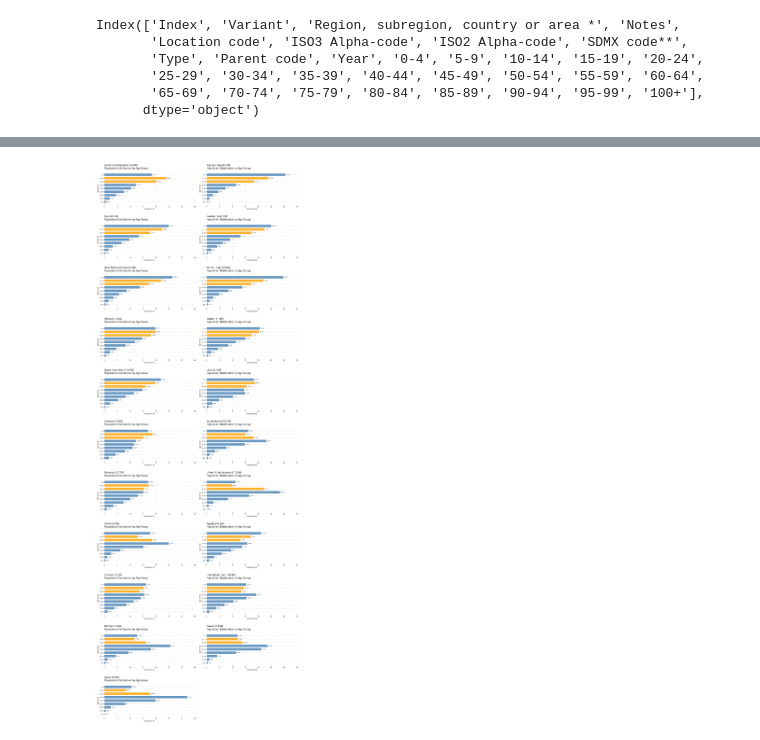
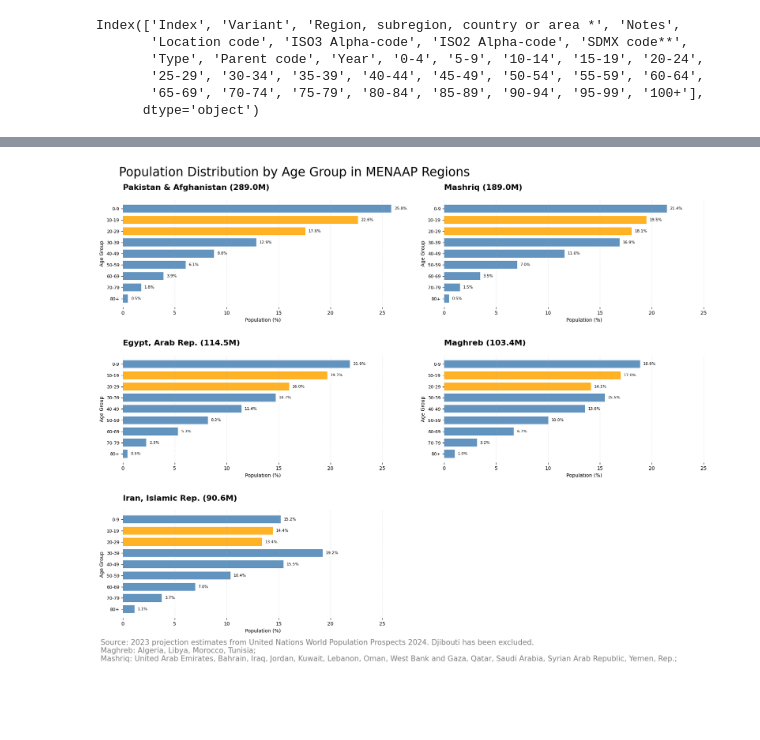
Before and after one commit to datapartnership/GenZ_Protest_Analysis, a Jupyter notebook: notebooks/demographic.ipynb, the cells around one changed output, grey strips where cells are left out. Cells and saved outputs as stored; diff of their text form; code cells hidden in the pictures; blank space fills up the shorter version.

Commit message:
group countries

```diff
--- a/notebooks/demographic.ipynb
+++ b/notebooks/demographic.ipynb
@@ -76,3 +76,11 @@ for age_group in age_groups_10yr:
 # Keep only necessary columns
 country_col = 'country_name'
 df_grouped = df_grouped[[country_col, 'ISO3 Alpha-code'] + age_groups_10yr]
+# %%
+country_region_map = {
+    'Maghreb': ['DZA', 'LBY', 'MAR', 'TUN'],
+    'Mashriq' : [ 'JOR', 'LBN', 'SYR', 'PSE', 'BHR', 'KWT', 'OMN', 'QAT', 'SAU', 'ARE', 'YEM', 'IRQ'],
+    'Pakistan & Afghanistan': ['AFG', 'PAK'],
+    'Iran, Islamic Rep.' : ['IRN'],
+    'Egypt, Arab Rep.' : ['EGY']
+}
@@ -78,0 +93,8 @@ df_grouped = df_grouped[[country_col, 'ISO3 Alpha-code'] + age_groups_10yr]
+# %%
+df_grouped['country_region'] = df_grouped['ISO3 Alpha-code'].apply(
+    lambda x: next((region for region, codes in country_region_map.items() if x in codes), 'Other')
+)
+# %%
+df_region = df_grouped[df_grouped['country_region'] != 'Other']
+df_region = df_region.groupby('country_region').sum().reset_index()
+df_region
@@ -82,14 +111,14 @@ df_grouped = df_grouped[[country_col, 'ISO3 Alpha-code'] + age_groups_10yr]
 import numpy as np
 import matplotlib.pyplot as plt
 
-country_col = 'country_name'
+country_col = 'country_region'
 
 # Calculate Gen Z percentage (10-19 + 20-29) as % of total population for sorting
-df_grouped['gen_z_pct'] = ((df_grouped['10-19'] + df_grouped['20-29']) /
-                            (df_grouped[age_groups_10yr].sum(axis=1)) * 100)
+df_region['gen_z_pct'] = ((df_region['10-19'] + df_region['20-29']) /
+                            (df_region[age_groups_10yr].sum(axis=1)) * 100)
 
 # Sort by Gen Z percentage in descending order
-df_sorted = df_grouped.sort_values('gen_z_pct', ascending=False)
+df_sorted = df_region.sort_values('gen_z_pct', ascending=False)
 countries = df_sorted[country_col].values
 n_countries = len(countries)
 n_rows = int(np.ceil(n_countries / 2))
@@ -129,34 +158,46 @@ def plot_all_countries():
         ax.set_yticklabels(age_groups_10yr, fontsize=9)
         ax.set_xlabel('Population (%)', fontsize=10)
         ax.set_ylabel('Age Group', fontsize=10)
         ax.invert_yaxis()  # Youngest at bottom
         ax.grid(axis='x', alpha=0.3, linestyle='--')
 
+        # Remove borders/spines
+        for spine in ax.spines.values():
+            spine.set_visible(False)
+
         # Set title with country name and total population in brackets
-        ax.set_title(f'{country} ({pop_display})\nPopulation Distribution by Age Group',
+        ax.set_title(f'{country} ({pop_display})',
                      fontsize=16, fontweight='bold', pad=20,
                      linespacing=1.4, loc='left')
 
         # Add percentage labels on bars with smart positioning to avoid overlap
 
         for i, (v, age) in enumerate(zip(pct_data, age_groups_10yr)):
             # Position text at the end of the bar with some padding
             x_pos = v + 0.3
             ax.text(x_pos, i, f'{v:.1f}%', va='center', fontsize=8,
                     bbox=dict(boxstyle='round,pad=0.3', facecolor='white', alpha=0.8, edgecolor='none'))
 
-        # Set x-axis limits to a fixed 35% for all charts
-        ax.set_xlim(0, 35)
+        # Set x-axis limits to a fixed 27% for all charts
+        ax.set_xlim(0, 27)
 
     # Remove extra subplots if odd number of countries
     for idx in range(n_countries, len(axes)):
         axes[idx].axis('off')
 
 plot_all_countries()
 
+plt.suptitle('Population Distribution by Age Group in MENAAP Regions', fontsize=25, y=0.99, x=0.315)
+
+# Add source citation at the bottom
+plt.figtext(0.01, -0.05,
+            f'Source: 2023 projection estimates from United Nations World Population Prospects 2024. Djibouti has been excluded. \nMaghreb: {", ".join(maghreb_countries)}; ' \
+            f'\nMashriq: {", ".join(mashriq_countries)}; ' ,
+            ha='left', va='bottom', fontsize=15,color='gray')
+
 # Adjust layout with proper spacing to prevent overlap
 plt.tight_layout(h_pad=3.5, w_pad=2.5)
 #plt.savefig('../outputs/population_distribution_by_genz.png', dpi=300, bbox_inches='tight')
 plt.show()
 # %% [output]
-[figure, old version]
+[figure, new version]
```
Also changed, not shown: parts of 3 cells of this notebook.
